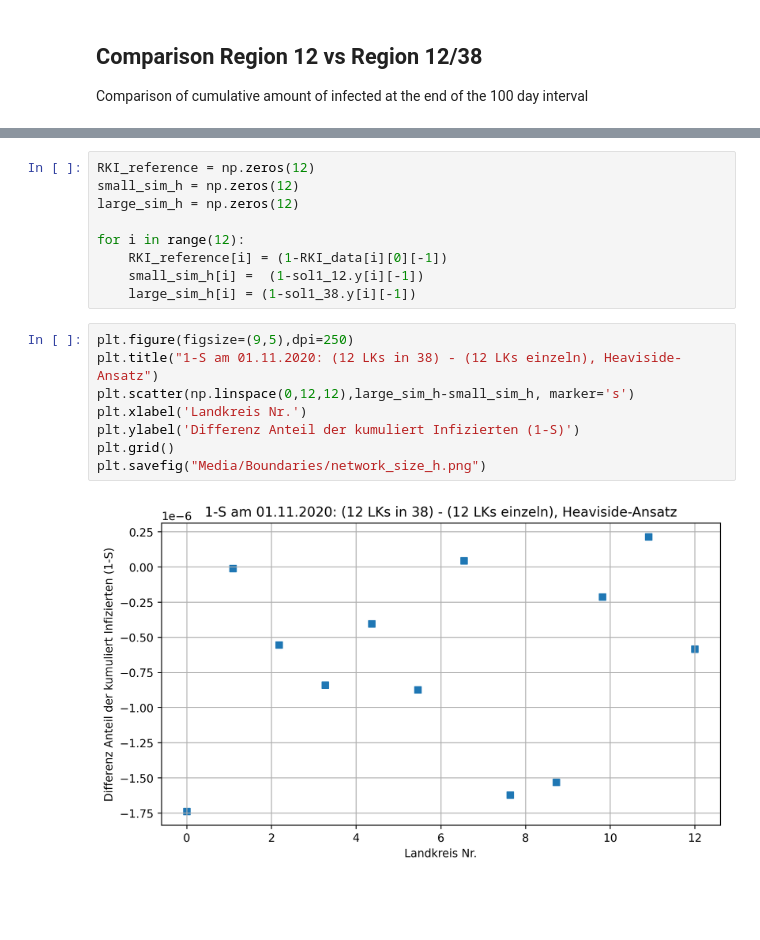
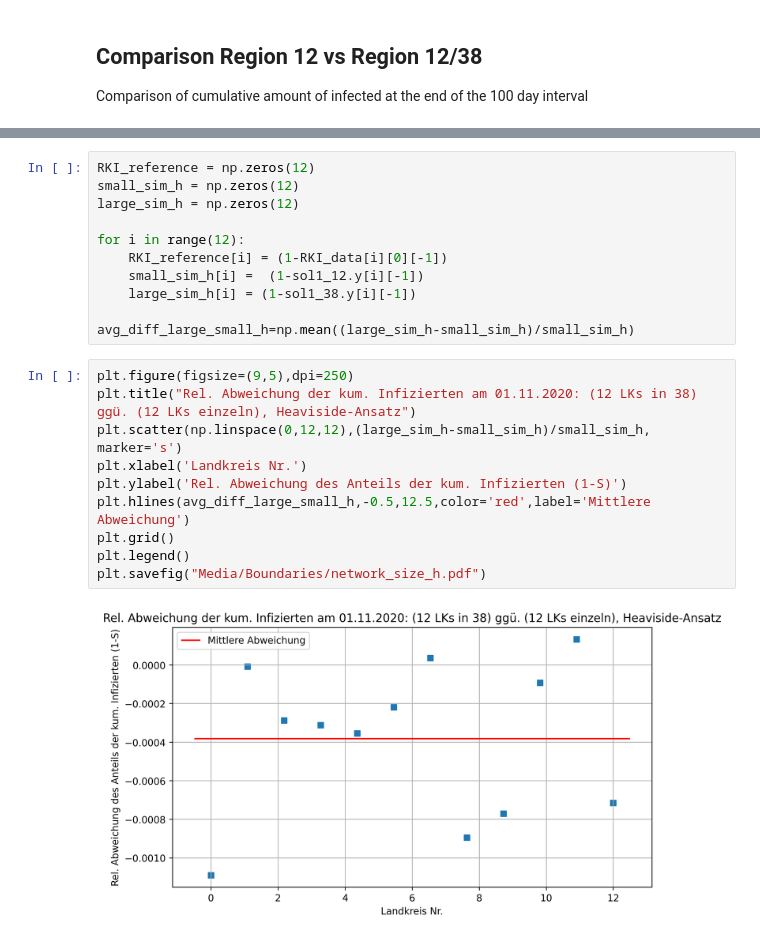
Before and after one commit to torbensun/Modeling-Of-Epidemics-With-Compartmental-And-Network-Models, a Jupyter notebook: Project.ipynb, the cells around one changed output, grey strips where cells are left out. Drawn from its saved outputs; the diff is of its cells as text; blank space fills up the shorter version.

```diff
--- a/Project.ipynb
+++ b/Project.ipynb
@@ -678,13 +695,17 @@ for i in range(12):
     RKI_reference[i] = (1-RKI_data[i][0][-1])
     small_sim_h[i] =  (1-sol1_12.y[i][-1])
     large_sim_h[i] = (1-sol1_38.y[i][-1])
+
+avg_diff_large_small_h=np.mean((large_sim_h-small_sim_h)/small_sim_h)
 # %%
 plt.figure(figsize=(9,5),dpi=250)
-plt.title("1-S am 01.11.2020: (12 LKs in 38) - (12 LKs einzeln), Heaviside-Ansatz")
-plt.scatter(np.linspace(0,12,12),large_sim_h-small_sim_h, marker='s')
+plt.title("Rel. Abweichung der kum. Infizierten am 01.11.2020: (12 LKs in 38) ggü. (12 LKs einzeln), Heaviside-Ansatz")
+plt.scatter(np.linspace(0,12,12),(large_sim_h-small_sim_h)/small_sim_h, marker='s')
 plt.xlabel('Landkreis Nr.')
-plt.ylabel('Differenz Anteil der kumuliert Infizierten (1-S)')
+plt.ylabel('Rel. Abweichung des Anteils der kum. Infizierten (1-S)')
+plt.hlines(avg_diff_large_small_h,-0.5,12.5,color='red',label='Mittlere Abweichung')
 plt.grid()
-plt.savefig("Media/Boundaries/network_size_h.png")
+plt.legend()
+plt.savefig("Media/Boundaries/network_size_h.pdf")
 # %% [output]
-[figure, old version]
+[figure, new version]
```
Also changed, not shown: parts of 9 cells of this notebook, 9 other files.
